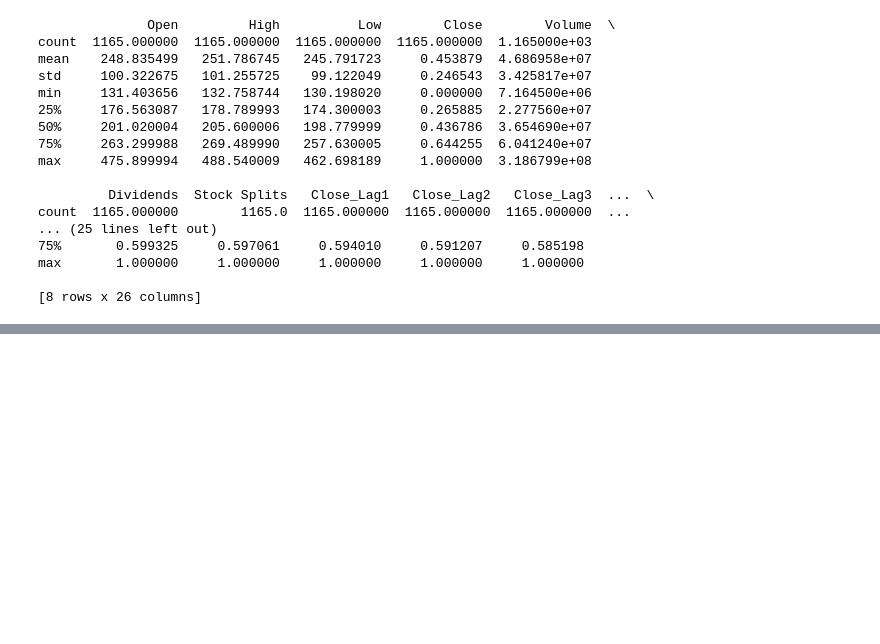
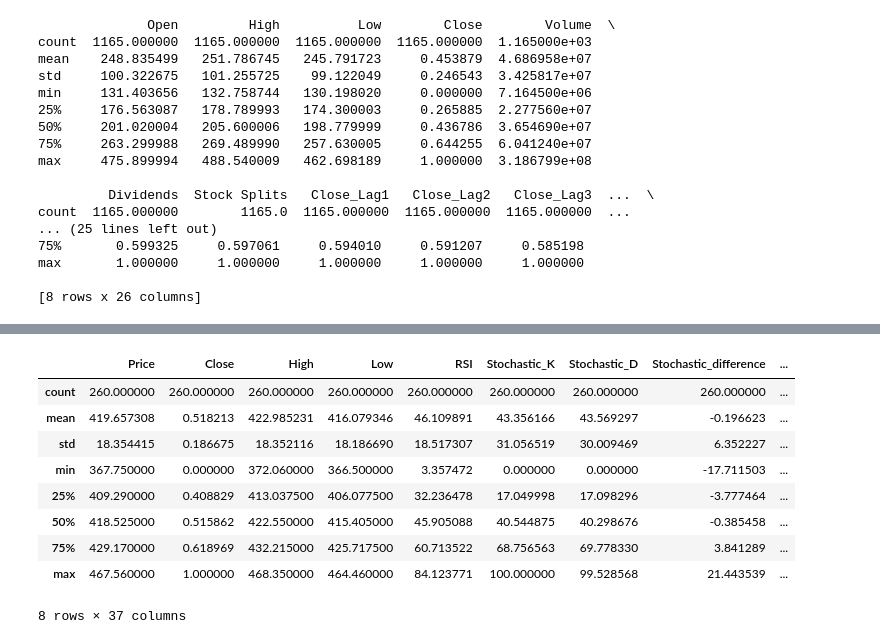
Before and after one commit to WizadCarton11/BloomTrading, a Jupyter notebook: ML/first.ipynb, the cells around one changed output, grey strips where cells are left out. Cells and saved outputs as stored; diff of their text form; code cells hidden in the pictures; blank space fills up the shorter version.

```diff
--- a/ML/first.ipynb
+++ b/ML/first.ipynb
@@ -240,0 +399,13 @@ max       1.000000     1.000000     1.000000     1.000000     1.000000
+# %%
+data.describe()
+# %% [output]
+|  | Price | Close | High | Low | RSI | Stochastic_K | Stochastic_D | Stochastic_difference | ... |
+| count | 260.000000 | 260.000000 | 260.000000 | 260.000000 | 260.000000 | 260.000000 | 260.000000 | 260.000000 | ... |
+| mean | 419.657308 | 0.518213 | 422.985231 | 416.079346 | 46.109891 | 43.356166 | 43.569297 | -0.196623 | ... |
+| std | 18.354415 | 0.186675 | 18.352116 | 18.186690 | 18.517307 | 31.056519 | 30.009469 | 6.352227 | ... |
+| min | 367.750000 | 0.000000 | 372.060000 | 366.500000 | 3.357472 | 0.000000 | 0.000000 | -17.711503 | ... |
+| 25% | 409.290000 | 0.408829 | 413.037500 | 406.077500 | 32.236478 | 17.049998 | 17.098296 | -3.777464 | ... |
+| 50% | 418.525000 | 0.515862 | 422.550000 | 415.405000 | 45.905088 | 40.544875 | 40.298676 | -0.385458 | ... |
+| 75% | 429.170000 | 0.618969 | 432.215000 | 425.717500 | 60.713522 | 68.756563 | 69.778330 | 3.841289 | ... |
+| max | 467.560000 | 1.000000 | 468.350000 | 464.460000 | 84.123771 | 100.000000 | 99.528568 | 21.443539 | ... |
+8 rows × 37 columns
```
Also changed, not shown: parts of 10 cells of this notebook, 31 other files.
